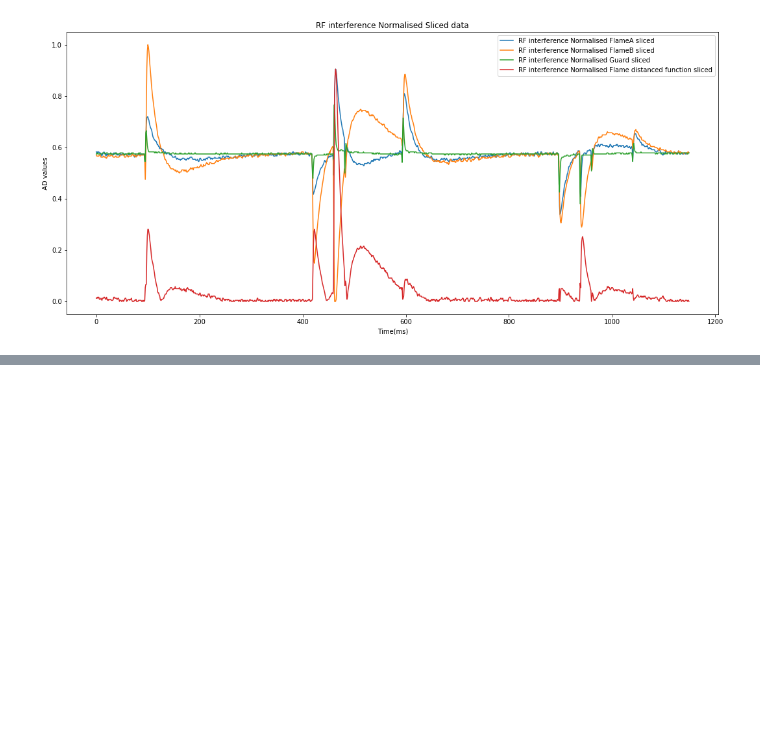
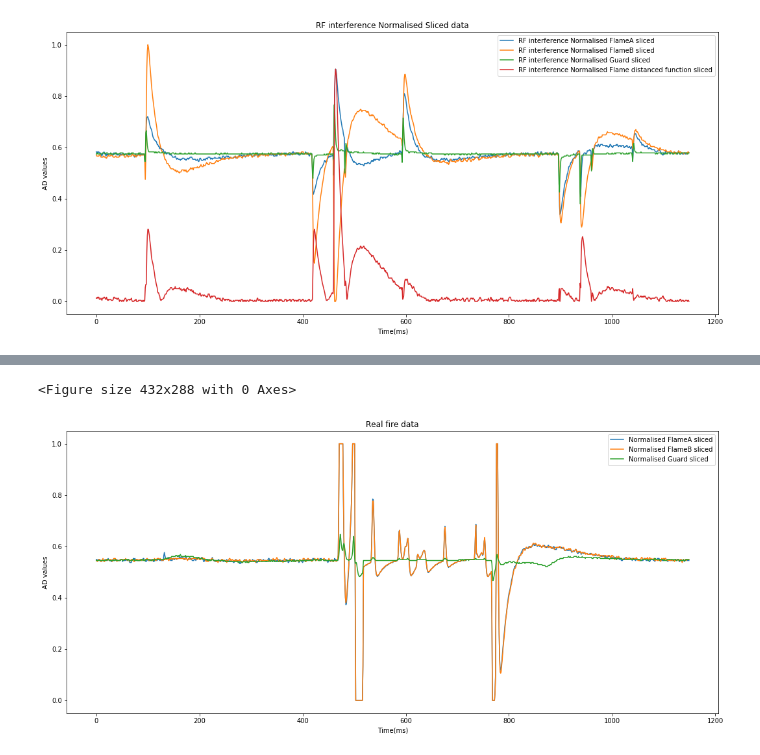
Before and after one commit to dsikar/msc-data-science, a Jupyter notebook: INM430/coursework/Filtering-Algorithms.ipynb, the cells around one changed output, grey strips where cells are left out. Drawn from its saved outputs; the diff is of its cells as text; code cells hidden in the pictures; blank space fills up the shorter version.

```diff
--- a/INM430/coursework/Filtering-Algorithms.ipynb
+++ b/INM430/coursework/Filtering-Algorithms.ipynb
@@ -319,0 +350,27 @@ plt.show()
+# %%
+# then we normalise the data
+arrMax = np.max([FireArr[:,idxFa].max(), FireArr[:,idxFb].max(), FireArr[:,idxG].max()])
+arrMin = np.min([FireArr[:,idxFa].min(), FireArr[:,idxFb].min(), FireArr[:,idxG].min()])
+# start again, edit arrays with new normalised values
+# Since we are now using the norm function, instead of newLocalMinMax, we concatenate and no further
+# array editing will be required
+nFireArrFa = norm(FireArr[:,idxFa], arrMin, arrMax).reshape(Farr[:,idxFa].size, 1)
+FireArr = np.concatenate((FireArr,nFireArrFa), axis=1)
+nFireArrFb = norm(FireArr[:,idxFb], arrMin, arrMax).reshape(Farr[:,idxFb].size, 1)
+FireArr = np.concatenate((FireArr,nFireArrFb), axis=1)
+nFireArrG = norm(FireArr[:,idxG], arrMin, arrMax).reshape(Farr[:,idxG].size, 1)
+FireArr = np.concatenate((FireArr,nFireArrG), axis=1)
+# and plot the normalised data
+plt.clf()
+plt.figure(figsize=(18,8))
+plt.plot(FireArr[:,idxFaNorm], label='Normalised FlameA sliced')
+plt.plot(FireArr[:,idxFbNorm], label='Normalised FlameB sliced')
+plt.plot(FireArr[:,idxGNorm], label='Normalised Guard sliced')
+plt.xlabel('Time(ms)')
+plt.ylabel('AD values')
+plt.title("Real fire data")
+plt.legend()
+plt.show()
+# %% [output]
+<Figure size 432x288 with 0 Axes>
+[figure, added]
```
Also changed, not shown: parts of 13 cells of this notebook.
